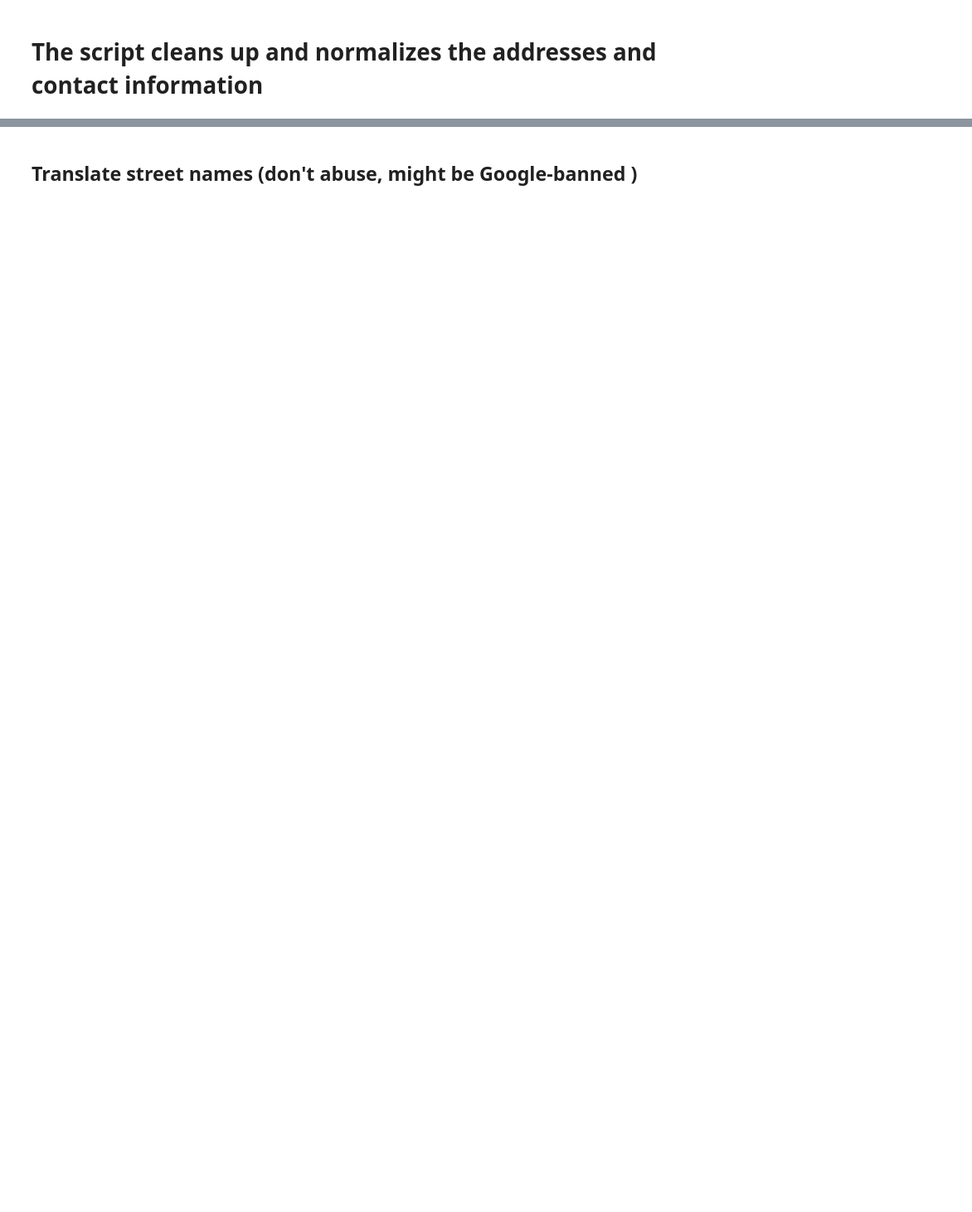
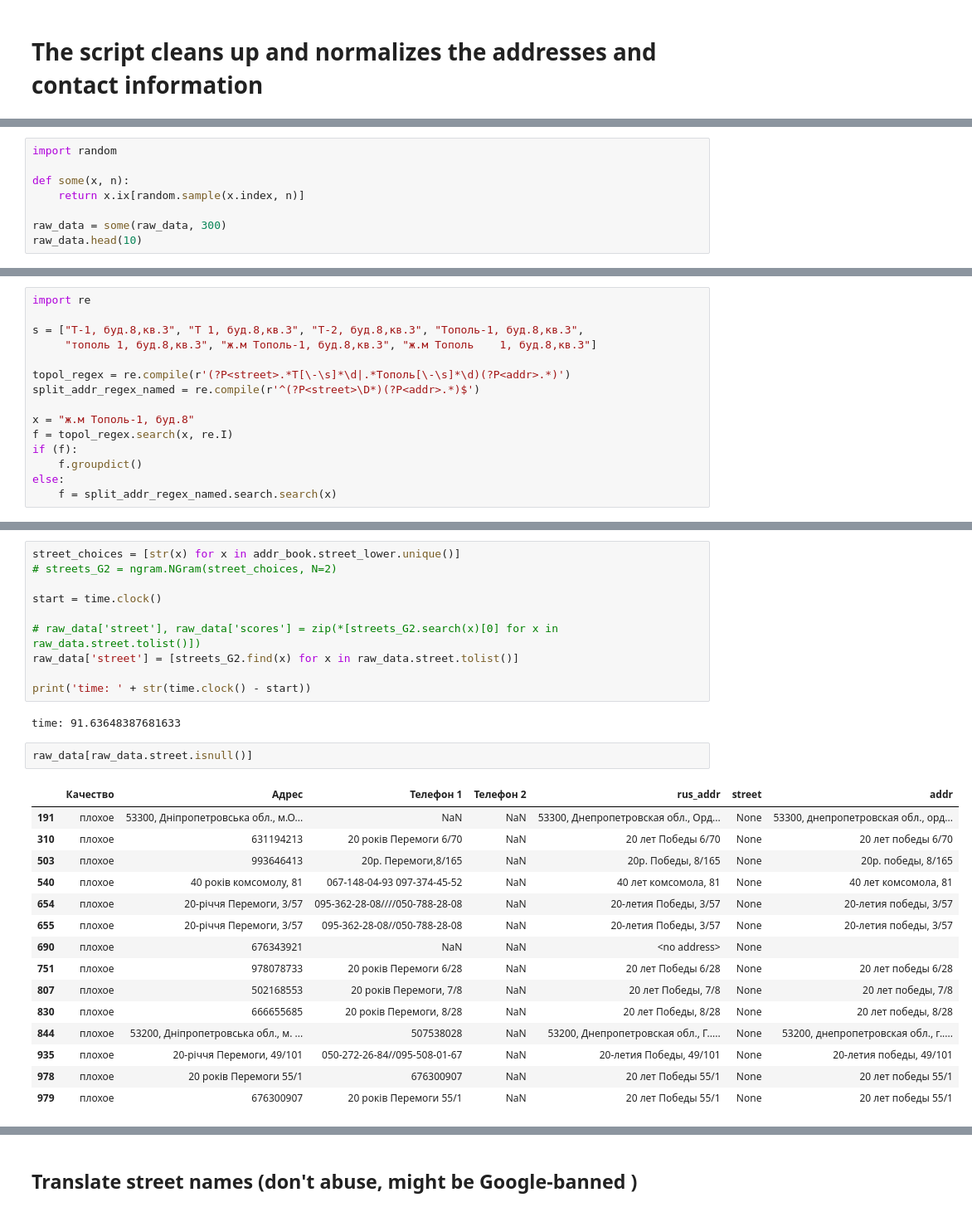
Before and after one commit to volisoft/massive_matcher, a Jupyter notebook: ukrop - data cleanup.ipynb, the cells around one changed output, grey strips where cells are left out. Shown at 83% size. Drawn from its saved outputs; the diff is of its cells as text; blank space fills up the shorter version.

Commit message:
added data

```diff
--- a/ukrop - data cleanup.ipynb
+++ b/ukrop - data cleanup.ipynb
@@ -79,0 +79,8 @@ raw_data.head(10)
+# %%
+import random
+
+def some(x, n):
+    return x.ix[random.sample(x.index, n)]
+
+raw_data = some(raw_data, 300)
+raw_data.head(10)
@@ -79,0 +99,15 @@ raw_data.head(10)
+# %%
+import re
+
+s = ["Т-1, буд.8,кв.3", "Т 1, буд.8,кв.3", "Т-2, буд.8,кв.3", "Тополь-1, буд.8,кв.3",
+     "тополь 1, буд.8,кв.3", "ж.м Тополь-1, буд.8,кв.3", "ж.м Тополь    1, буд.8,кв.3"]
+
+topol_regex = re.compile(r'(?P<street>.*Т[\-\s]*\d|.*Тополь[\-\s]*\d)(?P<addr>.*)')
+split_addr_regex_named = re.compile(r'^(?P<street>\D*)(?P<addr>.*)$')
+
+x = "ж.м Тополь-1, буд.8"
+f = topol_regex.search(x, re.I)
+if (f):
+    f.groupdict()
+else:
+    f = split_addr_regex_named.search.search(x)
@@ -79,0 +165,30 @@ raw_data.head(10)
+# %%
+street_choices = [str(x) for x in addr_book.street_lower.unique()]
+# streets_G2 = ngram.NGram(street_choices, N=2)
+
+start = time.clock()
+
+# raw_data['street'], raw_data['scores'] = zip(*[streets_G2.search(x)[0] for x in raw_data.street.tolist()])
+raw_data['street'] = [streets_G2.find(x) for x in raw_data.street.tolist()]
+
+print('time: ' + str(time.clock() - start))
+# %% [output]
+time: 91.63648387681633
+# %%
+raw_data[raw_data.street.isnull()]
+# %% [output]
+|  | Качество | Адрес | Телефон 1 | Телефон 2 | rus_addr | street | addr |
+| 191 | плохое | 53300, Дніпропетровська обл., м.О... | NaN | NaN | 53300, Днепропетровская обл., Орд... | None | 53300, днепропетровская обл., орд... |
+| 310 | плохое | 631194213 | 20 років Перемоги 6/70 | NaN | 20 лет Победы 6/70 | None | 20 лет победы 6/70 |
+| 503 | плохое | 993646413 | 20р. Перемоги,8/165 | NaN | 20р. Победы, 8/165 | None | 20р. победы, 8/165 |
+| 540 | плохое | 40 років комсомолу, 81 | 067-148-04-93 097-374-45-52 | NaN | 40 лет комсомола, 81 | None | 40 лет комсомола, 81 |
+| 654 | плохое | 20-річчя Перемоги, 3/57 | 095-362-28-08////050-788-28-08 | NaN | 20-летия Победы, 3/57 | None | 20-летия победы, 3/57 |
+| 655 | плохое | 20-річчя Перемоги, 3/57 | 095-362-28-08//050-788-28-08 | NaN | 20-летия Победы, 3/57 | None | 20-летия победы, 3/57 |
+| 690 | плохое | 676343921 | NaN | NaN | <no address> | None |  |
+| 751 | плохое | 978078733 | 20 років Перемоги 6/28 | NaN | 20 лет Победы 6/28 | None | 20 лет победы 6/28 |
+| 807 | плохое | 502168553 | 20 років Перемоги, 7/8 | NaN | 20 лет Победы, 7/8 | None | 20 лет победы, 7/8 |
+| 830 | плохое | 666655685 | 20 років Перемоги, 8/28 | NaN | 20 лет Победы, 8/28 | None | 20 лет победы, 8/28 |
+| 844 | плохое | 53200, Дніпропетровська обл., м. ... | 507538028 | NaN | 53200, Днепропетровская обл., Г..... | None | 53200, днепропетровская обл., г..... |
+| 935 | плохое | 20-річчя Перемоги, 49/101 | 050-272-26-84//095-508-01-67 | NaN | 20-летия Победы, 49/101 | None | 20-летия победы, 49/101 |
+| 978 | плохое | 20 років Перемоги 55/1 | 676300907 | NaN | 20 лет Победы 55/1 | None | 20 лет победы 55/1 |
+| 979 | плохое | 676300907 | 20 років Перемоги 55/1 | NaN | 20 лет Победы 55/1 | None | 20 лет победы 55/1 |
```
Also changed, not shown: parts of 25 cells of this notebook, 4 other files.
